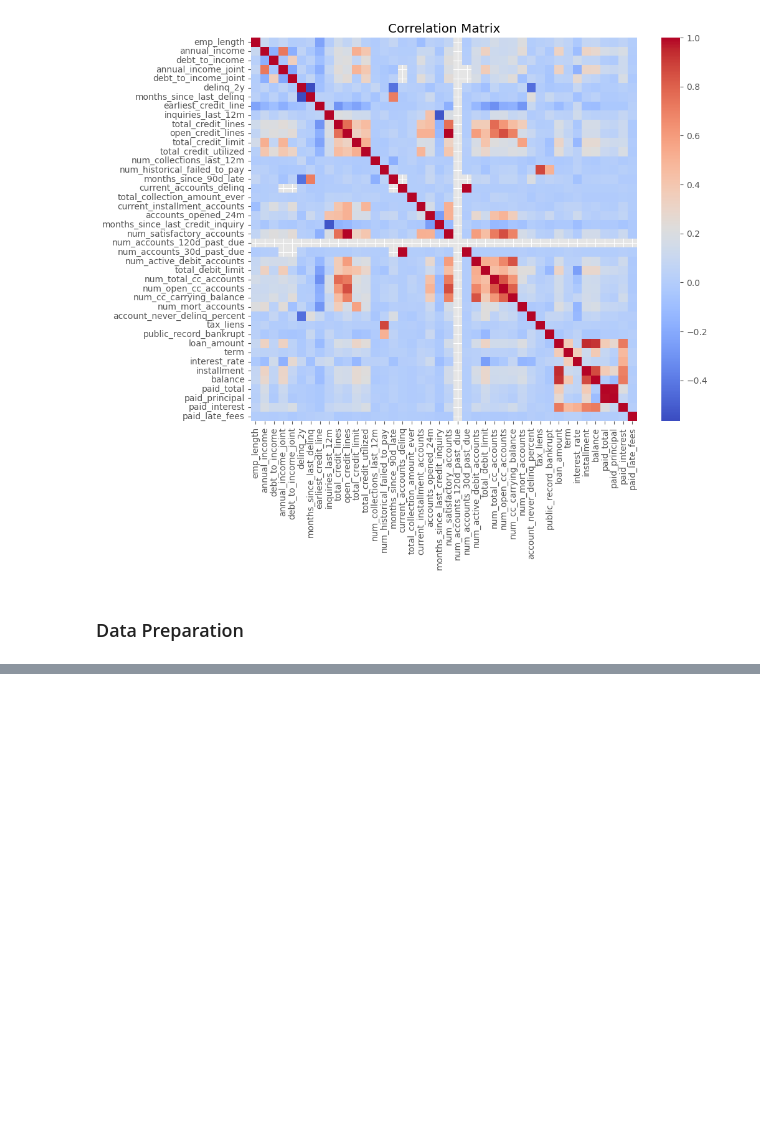
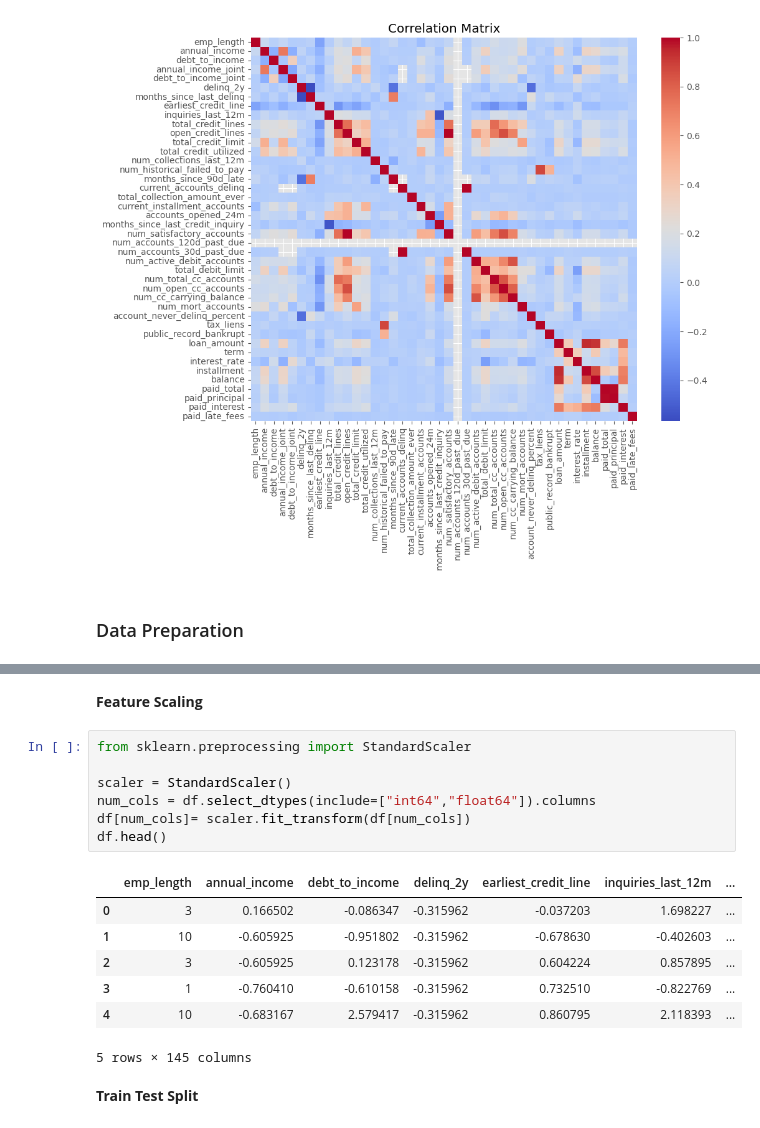
Before and after one commit to GACHINGU/Predictive-Risk-Management-System-for-Non-Performing-Loans-in-Kenyan-Banks, a Jupyter notebook: Notebook/Risk_Management_main_notebook.ipynb, the cells around one changed output, grey strips where cells are left out. Saved outputs shown, nothing was run; the diff lists cells and outputs as text; blank space fills up the shorter version.

```diff
--- a/Notebook/Risk_Management_main_notebook.ipynb
+++ b/Notebook/Risk_Management_main_notebook.ipynb
@@ -244,0 +348,19 @@ plt.show()
+# %% [markdown]
+**Feature Scaling**
+# %%
+from sklearn.preprocessing import StandardScaler
+
+scaler = StandardScaler()
+num_cols = df.select_dtypes(include=["int64","float64"]).columns
+df[num_cols]= scaler.fit_transform(df[num_cols])
+df.head()
+# %% [output]
+|  | emp_length | annual_income | debt_to_income | delinq_2y | earliest_credit_line | inquiries_last_12m | ... |
+| 0 | 3 | 0.166502 | -0.086347 | -0.315962 | -0.037203 | 1.698227 | ... |
+| 1 | 10 | -0.605925 | -0.951802 | -0.315962 | -0.678630 | -0.402603 | ... |
+| 2 | 3 | -0.605925 | 0.123178 | -0.315962 | 0.604224 | 0.857895 | ... |
+| 3 | 1 | -0.760410 | -0.610158 | -0.315962 | 0.732510 | -0.822769 | ... |
+| 4 | 10 | -0.683167 | 2.579417 | -0.315962 | 0.860795 | 2.118393 | ... |
+5 rows × 145 columns
+# %% [markdown]
+**Train Test Split**
```
Also changed, not shown: parts of 18 cells of this notebook.
